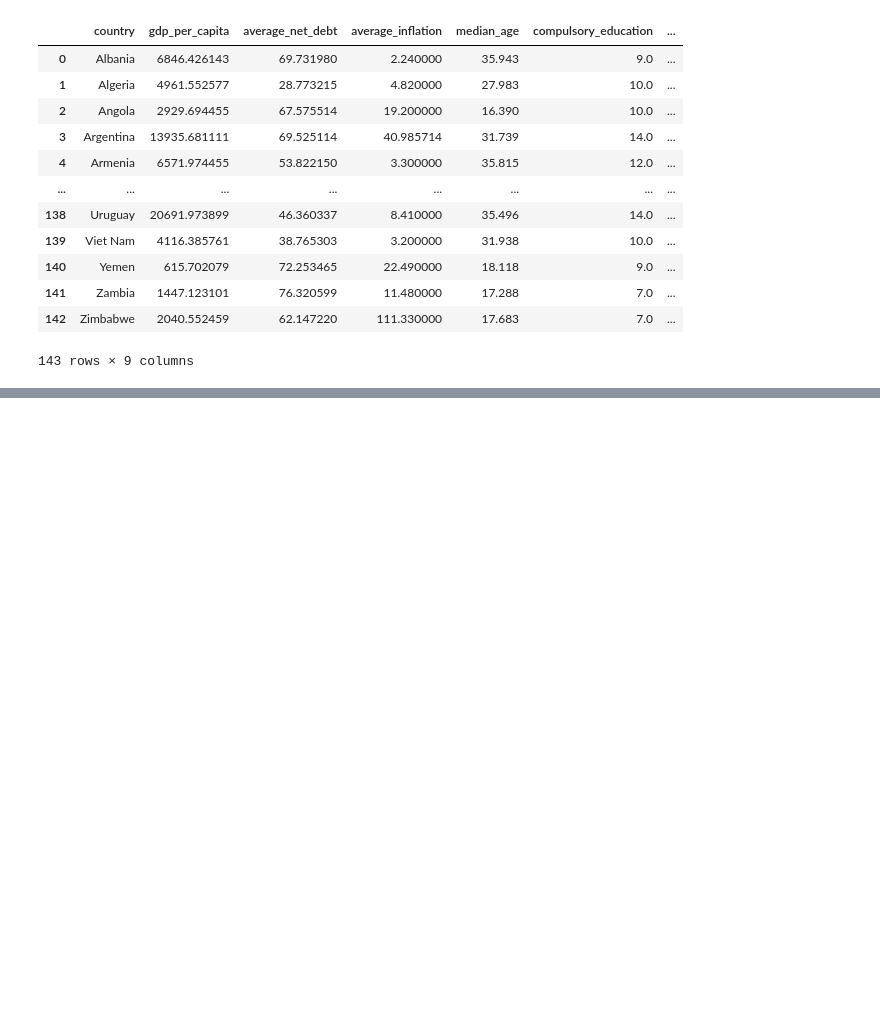
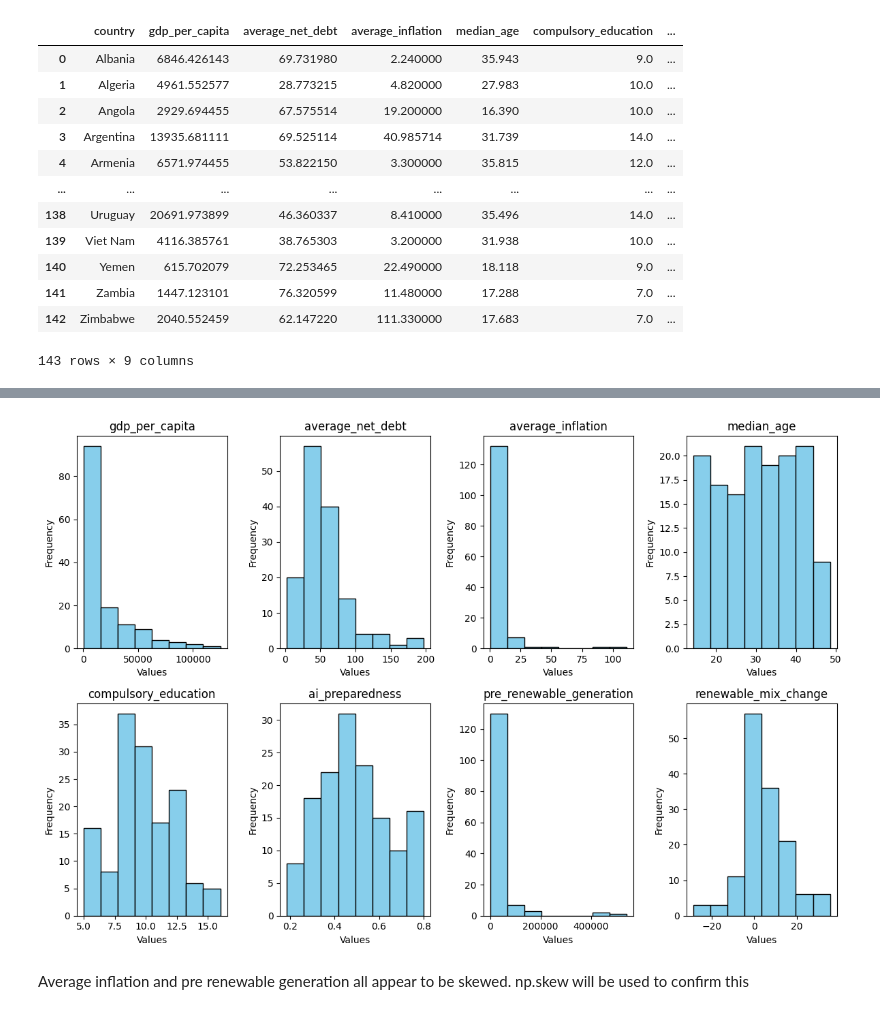
Before and after one commit to JRussell91/temp_pro_practice, a Jupyter notebook: main.ipynb, the cells around one changed output, grey strips where cells are left out. Saved outputs shown, nothing was run; the diff lists cells and outputs as text; code cells hidden in the pictures; blank space fills up the shorter version.

```diff
--- a/main.ipynb
+++ b/main.ipynb
@@ -303,0 +326,23 @@ complete_dataset
+# %%
+def create_grid_plot(df: pd.DataFrame) -> None:
+    features = df.columns[1:]
+    fig, axes = plt.subplots(nrows=2, ncols=4, figsize=(12, 8))
+    axes = axes.ravel()
+
+    # Create histograms for each feature
+    for i, feature in enumerate(features):
+        axes[i].hist(df[feature], bins=8, color='skyblue', edgecolor='black')
+        axes[i].set_title(feature)
+        axes[i].set_xlabel('Values')
+        axes[i].set_ylabel('Frequency')
+
+    # Adjust layout
+    plt.tight_layout()
+    plt.show()
+
+create_grid_plot(complete_dataset)
+# %% [output]
+[figure, added]
+# %% [markdown]
+Average inflation and pre renewable generation all appear to be skewed.
+np.skew will be used to confirm this
```
Also changed, not shown: parts of 19 cells of this notebook.
